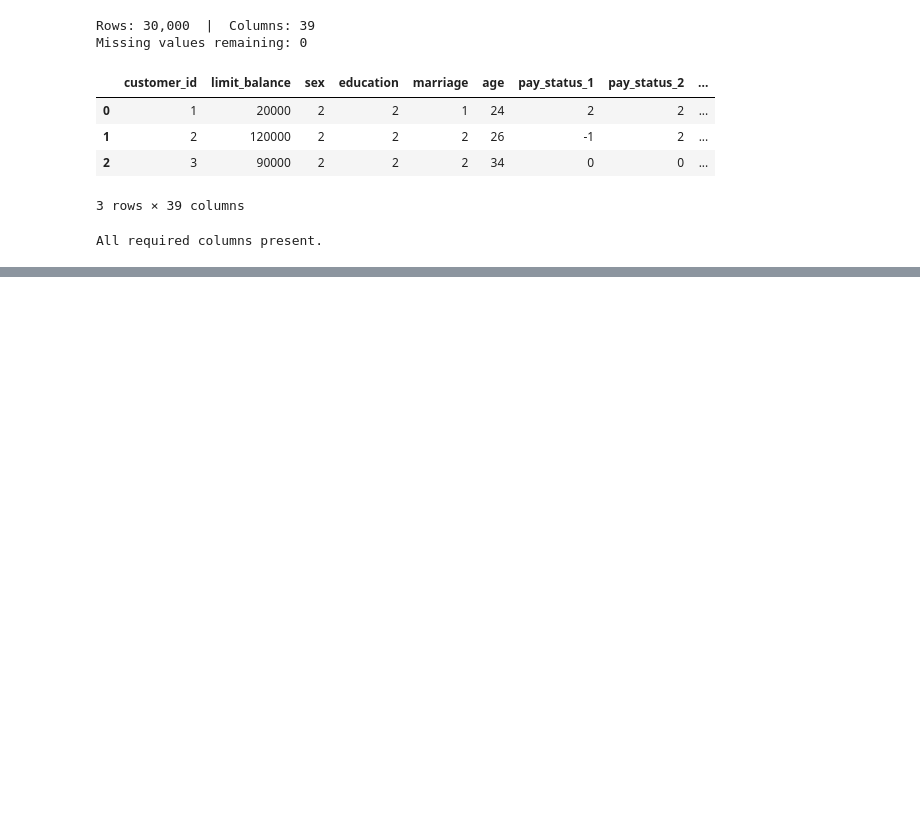
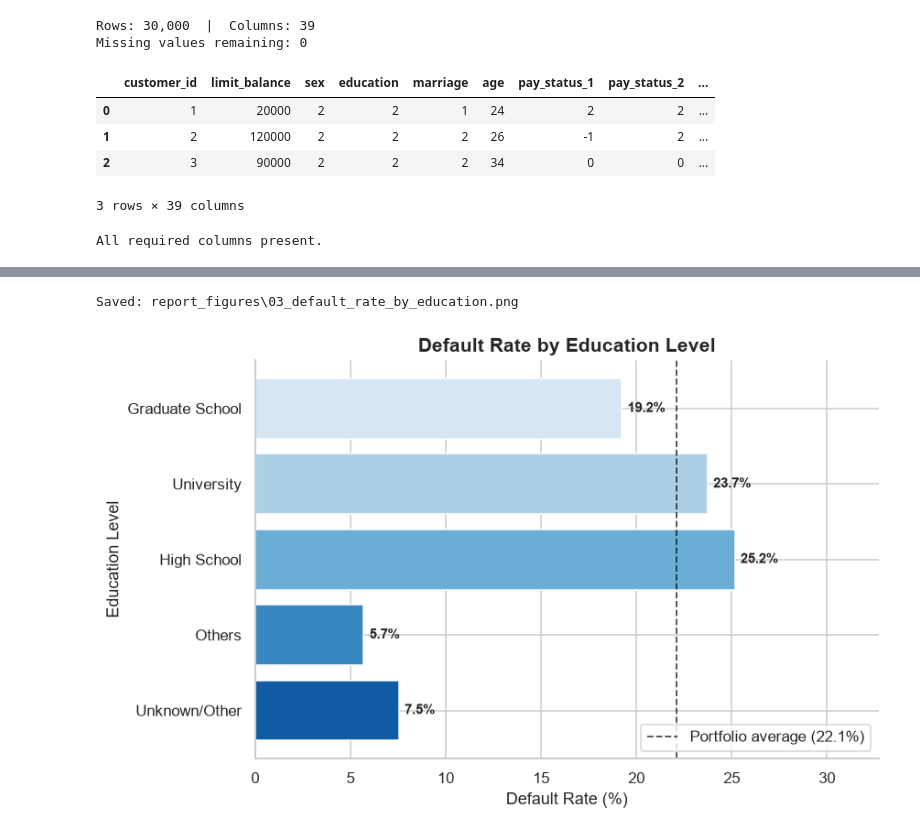
Before and after one commit to Dewmi2004/NovaX--Group-project-of-Python-for-DS-AI, a Jupyter notebook: NovaX.ipynb, the cells around one changed output, grey strips where cells are left out. Drawn from its saved outputs; the diff is of its cells as text; code cells hidden in the pictures; blank space fills up the shorter version.

```diff
--- a/NovaX.ipynb
+++ b/NovaX.ipynb
@@ -998,0 +1051,28 @@ All required columns present.
+# %%
+edu_order = ["Graduate School", "University", "High School", "Others", "Unknown/Other"]
+edu_order = [e for e in edu_order if e in df["education_label"].unique()]
+edu_default = df.groupby("education_label", observed=True)["default_next_month"].mean().reindex(edu_order) * 100
+
+fig, ax = plt.subplots(figsize=(8, 5))
+bars = ax.barh(edu_default.index[::-1], edu_default.values[::-1],
+                color=sns.color_palette(SEQ_PALETTE, len(edu_default))[::-1])
+
+ax.axvline(overall_rate, color="black", linestyle="--", linewidth=1.2, alpha=0.7,
+           label=f"Portfolio average ({overall_rate:.1f}%)")
+
+for bar, value in zip(bars, edu_default.values[::-1]):
+    ax.text(bar.get_width() + 0.3, bar.get_y() + bar.get_height() / 2,
+            f"{value:.1f}%", va="center", fontsize=10, fontweight="bold")
+
+ax.set_title("Default Rate by Education Level")
+ax.set_xlabel("Default Rate (%)")
+ax.set_ylabel("Education Level")
+ax.set_xlim(0, max(edu_default.values) * 1.3)
+ax.legend(loc="lower right", frameon=True)
+sns.despine()
+plt.tight_layout()
+save_fig(fig, "03_default_rate_by_education.png")
+plt.show()
+# %% [output]
+Saved: report_figures\03_default_rate_by_education.png
+[figure, added]
```
Also changed, not shown: parts of 3 cells of this notebook, 4 other files.
